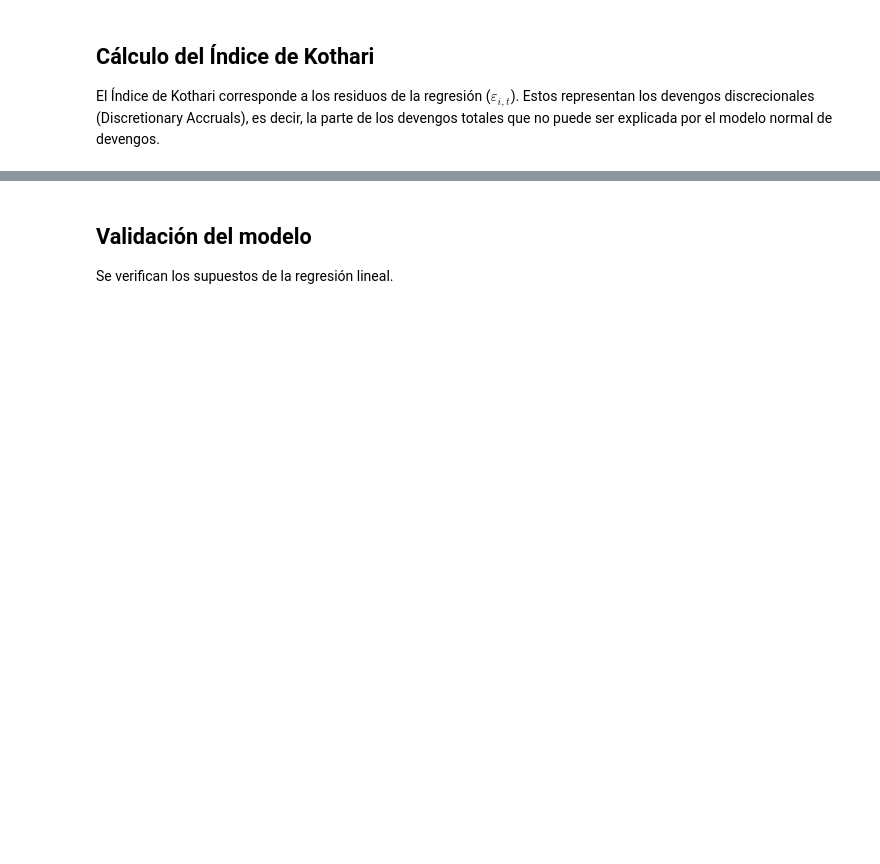
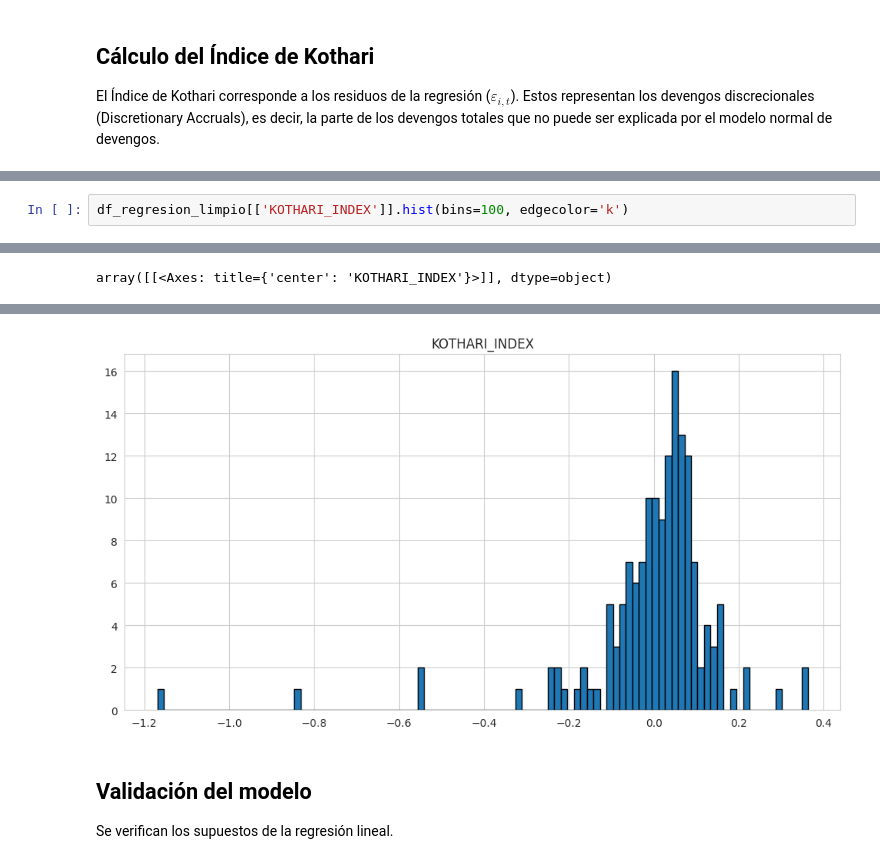
Before and after one commit to gabrielortegaproyectos/kotary_data_analysis, a Jupyter notebook: notebooks/03_Calculate_Kothari_Index.ipynb, the cells around one changed output, grey strips where cells are left out. Cells and saved outputs as stored; diff of their text form; blank space fills up the shorter version.

```diff
--- a/notebooks/03_Calculate_Kothari_Index.ipynb
+++ b/notebooks/03_Calculate_Kothari_Index.ipynb
@@ -241,0 +255,3 @@ Muestra de los resultados:
+# %%
+df_regresion_limpio[['KOTHARI_INDEX']].hist(bins=100, edgecolor='k')
+# %% [output]
@@ -241,0 +259 @@ Muestra de los resultados:
+array([[<Axes: title={'center': 'KOTHARI_INDEX'}>]], dtype=object)
@@ -242,3 +261,4 @@ Muestra de los resultados:
+[figure, added]
 # %% [markdown]
 ## Validación del modelo
 
```
Also changed, not shown: parts of 17 cells of this notebook, 2 other files.
